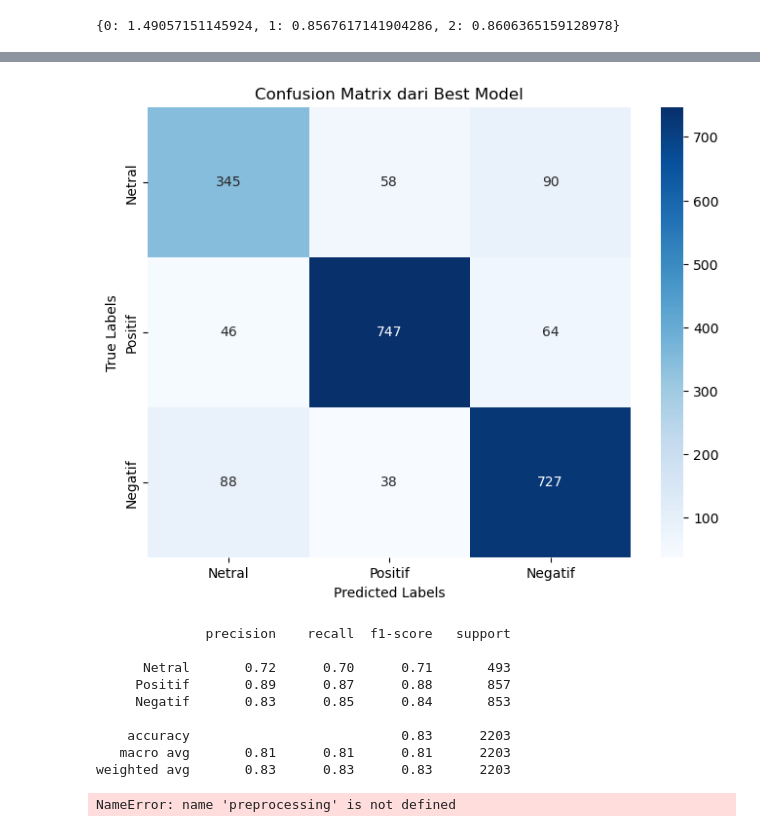
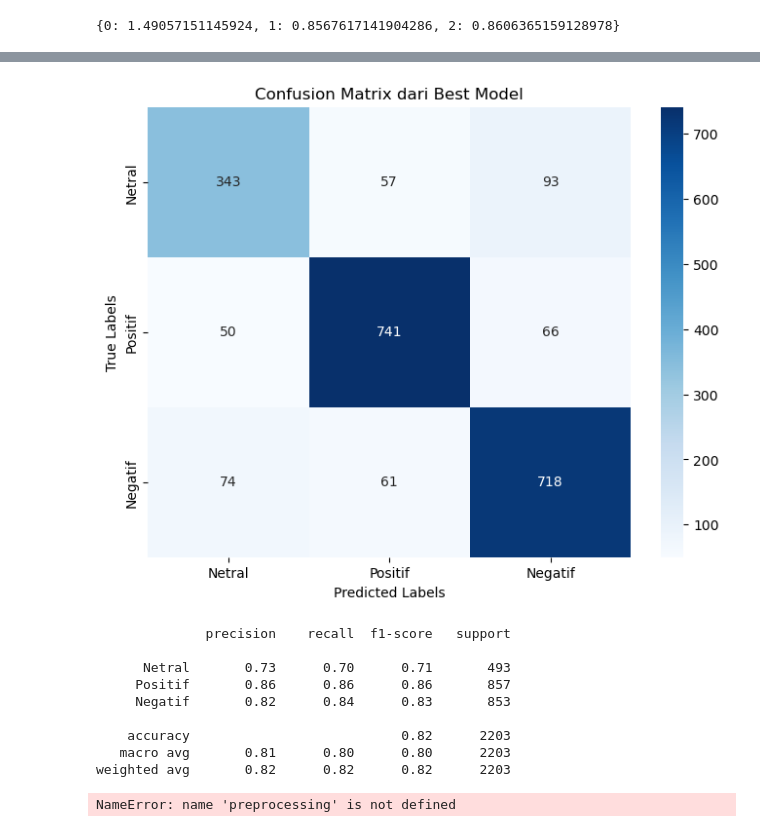
Before and after one commit to amongnikol/analisis_sentimen_prabowo, a Jupyter notebook: prabowo_NN.ipynb, the cells around one changed output, grey strips where cells are left out. Cells and saved outputs as stored; diff of their text form; code cells hidden in the pictures.

```diff
--- a/prabowo_NN.ipynb
+++ b/prabowo_NN.ipynb
@@ -312,3 +296,8 @@ print("panjang max kalimat:", MAX_LEN)
 # %% [output]
 [figure]
 panjang max kalimat: 36
+# %%
+X_train, X_test, y_train, y_test = train_test_split(
+    df['text_processed'], df['label_num'], test_size=0.3, random_state=42, stratify=df['label_num']
+)
+y_train.value_counts(), y_test.value_counts()
@@ -315,9 +315,12 @@ panjang max kalimat: 36
 # %%
 tokenizer = Tokenizer(num_words=MAX_WORDS, oov_token="<OOV>")
-tokenizer.fit_on_texts(df['text_processed'])
-sequences = tokenizer.texts_to_sequences(df['text_processed'])
+tokenizer.fit_on_texts(X_train)
 
-padded = pad_sequences(sequences, maxlen=MAX_LEN, padding='post', truncating='post')
+sequences_train = tokenizer.texts_to_sequences(X_train)
+sequences_test = tokenizer.texts_to_sequences(X_test)
+
+padded_train = pad_sequences(sequences_train, maxlen=MAX_LEN, padding='post', truncating='post')
+padded_test = pad_sequences(sequences_test, maxlen=MAX_LEN, padding='post', truncating='post')
 # %%
 df['label_num'].value_counts()
 # %% [output]
@@ -331,5 +331,0 @@ Name: count, dtype: int64
-# %%
-X_train, X_test, y_train, y_test = train_test_split(
-    padded, df['label_num'], test_size=0.3, random_state=42, stratify=df['label_num']
-)
-y_train.value_counts(), y_test.value_counts()
@@ -500,7 +485,7 @@ import numpy as np
 
 best_model = load_model("models/best_model_NN.h5")
 
-y_pred_probs = best_model.predict(X_test)
+y_pred_probs = best_model.predict(padded_test)
 y_pred = np.argmax(y_pred_probs, axis=1)
 
 cm = confusion_matrix(y_test, y_pred)
@@ -520,13 +505,13 @@ print(classification_report(y_test, y_pred, target_names=class_names))
-[figure, old version]
+[figure, new version]
               precision    recall  f1-score   support
 
-      Netral       0.72      0.70      0.71       493
-     Positif       0.89      0.87      0.88       857
-     Negatif       0.83      0.85      0.84       853
+      Netral       0.73      0.70      0.71       493
+     Positif       0.86      0.86      0.86       857
+     Negatif       0.82      0.84      0.83       853
 
-    accuracy                           0.83      2203
-   macro avg       0.81      0.81      0.81      2203
-weighted avg       0.83      0.83      0.83      2203
+    accuracy                           0.82      2203
+   macro avg       0.81      0.80      0.80      2203
+weighted avg       0.82      0.82      0.82      2203
 # %%
 label_map = {0: "Netral", 1: "Positif", 2: "Negatif"}
 
```
Also changed, not shown: parts of 8 cells of this notebook, 8 other files.
